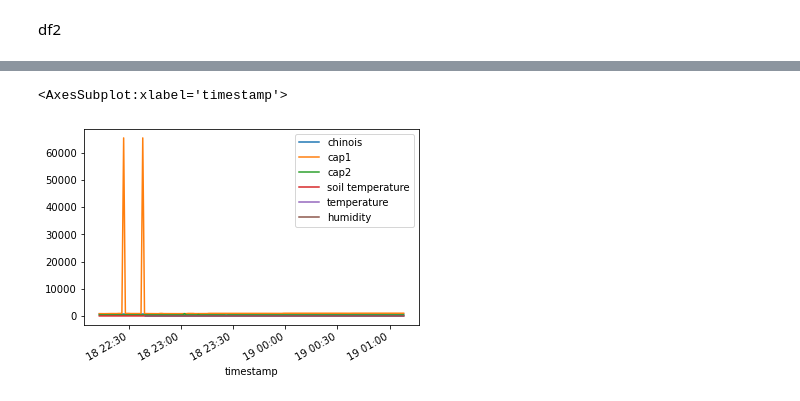
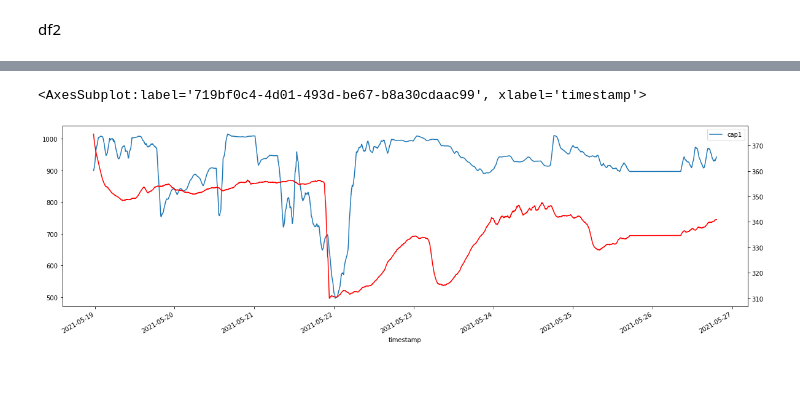
Before and after one commit to Iomys/E2_watering, a Jupyter notebook: report/Analyse des capteur.ipynb, the cells around one changed output, grey strips where cells are left out. Saved outputs shown, nothing was run; the diff lists cells and outputs as text; code cells hidden in the pictures; blank space fills up the shorter version.

```diff
--- a/report/Analyse des capteur.ipynb
+++ b/report/Analyse des capteur.ipynb
@@ -35,5 +44,31 @@ df2[df2.index >"2021-05-18 18:00"].plot()
-# %%
-df.plot()
-# %% [output]
-<AxesSubplot:xlabel='timestamp'>
-[figure, removed]
+# %%
+df3 = df[["cap1", "cap2", "chinois"]]
+df3 = df3[df3['cap1']<=1024]
+df3 = df3[df3['cap2']<=1024]
+df3 = df3[df3['chinois']<=1024]
+#df3 = df3[df2.index >"2021-05-21 18:00"][["cap1", "cap2", "chinois"]]
+#df3 = df3[df3.index <"2021-05-22 06:00"][["cap1", "cap2", "chinois"]]
+
+
+#chinois
+df3 = df3[((df3.chinois.shift() - df3.chinois)<50)] #Supression des sauts négatifs
+df3 = df3[((df3.chinois - df3.chinois.shift())<50)] #Supression des sauts positifs
+
+#cap1
+df3 = df3[((df3.cap1.shift() - df3.cap1)<20)] #Supression des sauts négatifs
+df3 = df3[((df3.cap1 - df3.cap1.shift())<20)] #Supression des sauts positifs
+
+#cap2
+df3 = df3[((df3.cap2.shift() - df3.cap2)<20)] #Supression des sauts négatifs
+df3 = df3[((df3.cap2 - df3.cap2.shift())<20)] #Supression des sauts positifs
+
+#Moving Average
+df3 = df3.rolling(60).mean()
+
+#Création du plot
+ax=df3["cap1"].plot(figsize=(20, 6), legend=["cap1", "cap2"])
+ax1 = ax.twinx()
+df3["cap2"].plot(ax=ax1, color="red")
+# %% [output]
+<AxesSubplot:label='719bf0c4-4d01-493d-be67-b8a30cdaac99', xlabel='timestamp'>
+[figure, added]
```
Also changed, not shown: parts of 5 cells of this notebook.
